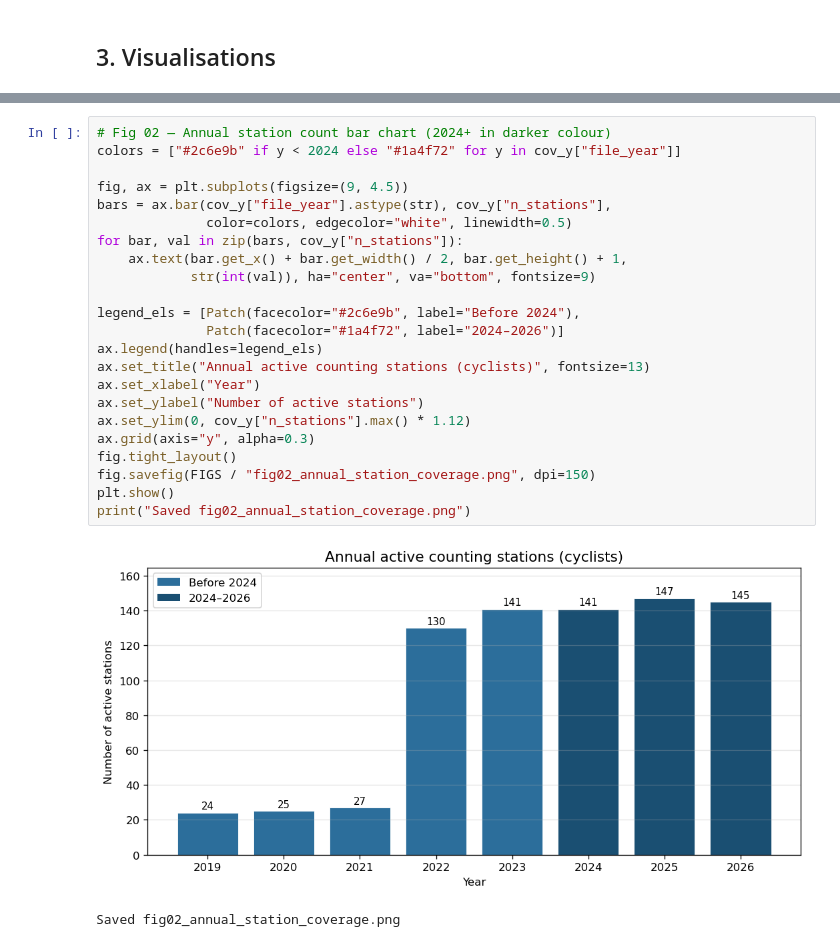
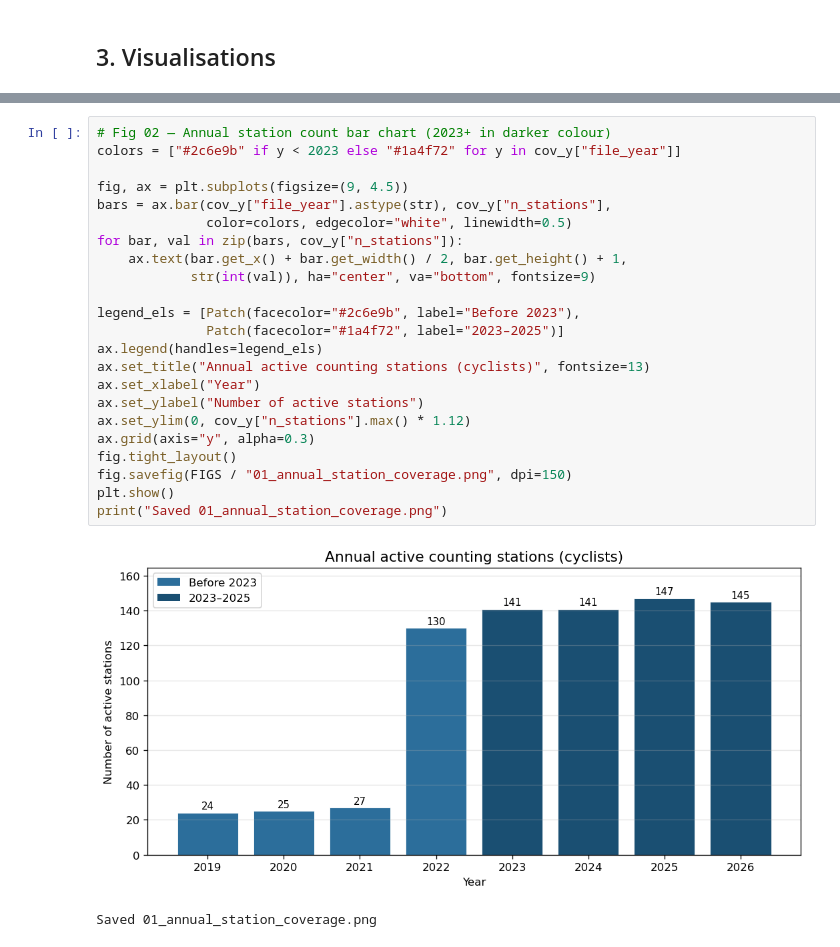
Before and after one commit to Queena34/mda-cycling-weather-group6, a Jupyter notebook: notebooks/01_coverage_analysis.ipynb, the cells around one changed output, grey strips where cells are left out. Saved outputs shown, nothing was run; the diff lists cells and outputs as text.

```diff
--- a/notebooks/01_coverage_analysis.ipynb
+++ b/notebooks/01_coverage_analysis.ipynb
@@ -240,29 +239,29 @@ Saved fig01_monthly_station_coverage.png
 # %%
-# Fig 02 — Annual station count bar chart (2024+ in darker colour)
-colors = ["#2c6e9b" if y < 2024 else "#1a4f72" for y in cov_y["file_year"]]
+# Fig 02 — Annual station count bar chart (2023+ in darker colour)
+colors = ["#2c6e9b" if y < 2023 else "#1a4f72" for y in cov_y["file_year"]]
 
 fig, ax = plt.subplots(figsize=(9, 4.5))
 bars = ax.bar(cov_y["file_year"].astype(str), cov_y["n_stations"],
               color=colors, edgecolor="white", linewidth=0.5)
 for bar, val in zip(bars, cov_y["n_stations"]):
     ax.text(bar.get_x() + bar.get_width() / 2, bar.get_height() + 1,
             str(int(val)), ha="center", va="bottom", fontsize=9)
 
-legend_els = [Patch(facecolor="#2c6e9b", label="Before 2024"),
-              Patch(facecolor="#1a4f72", label="2024–2026")]
+legend_els = [Patch(facecolor="#2c6e9b", label="Before 2023"),
+              Patch(facecolor="#1a4f72", label="2023–2025")]
 ax.legend(handles=legend_els)
 ax.set_title("Annual active counting stations (cyclists)", fontsize=13)
 ax.set_xlabel("Year")
 ax.set_ylabel("Number of active stations")
 ax.set_ylim(0, cov_y["n_stations"].max() * 1.12)
 ax.grid(axis="y", alpha=0.3)
 fig.tight_layout()
-fig.savefig(FIGS / "fig02_annual_station_coverage.png", dpi=150)
+fig.savefig(FIGS / "01_annual_station_coverage.png", dpi=150)
 plt.show()
-print("Saved fig02_annual_station_coverage.png")
+print("Saved 01_annual_station_coverage.png")
 # %% [output]
-[figure, old version]
+[figure, new version]
-Saved fig02_annual_station_coverage.png
+Saved 01_annual_station_coverage.png
 # %%
 # Fig 03 — Year × Month coverage heatmap
 month_labels = ["Jan","Feb","Mar","Apr","May","Jun",
```
Also changed, not shown: parts of 10 cells of this notebook, 2 other files.
